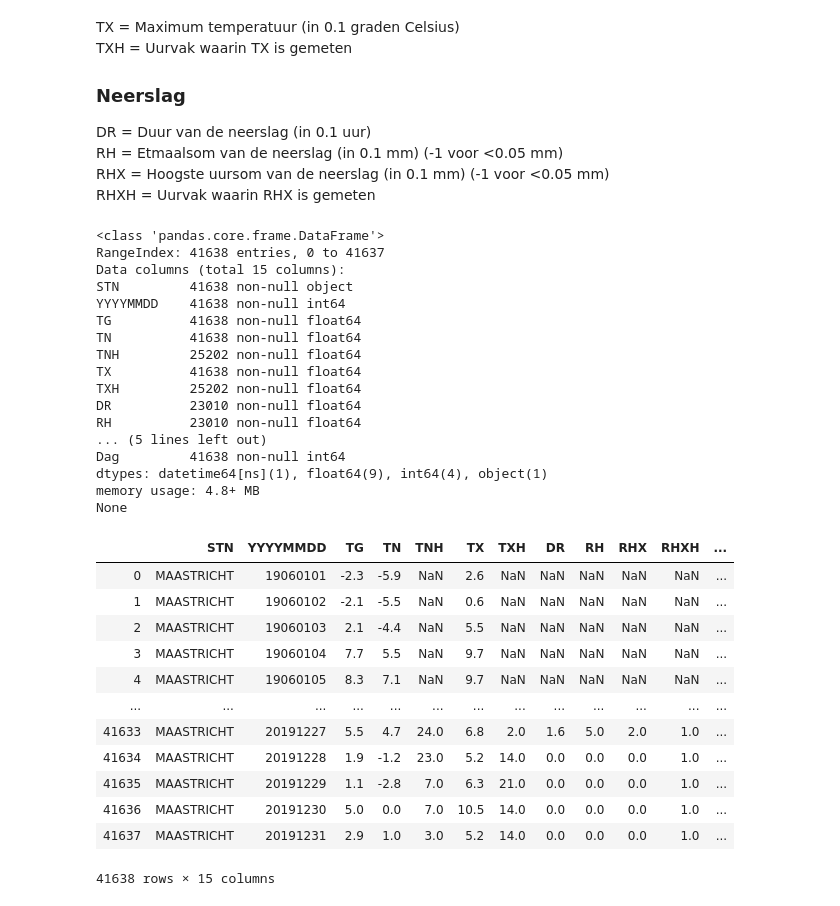
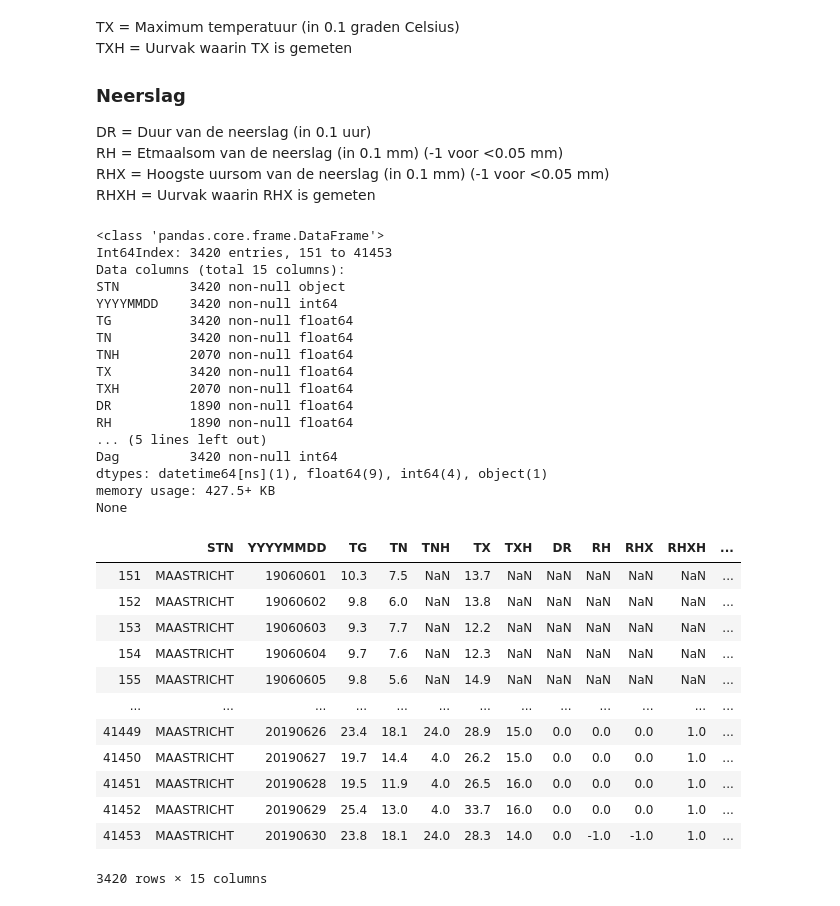
Before and after one commit to dav-97/Machine_Learning, a Jupyter notebook: Weather.ipynb, the cells around one changed output. Drawn from its saved outputs; the diff is of its cells as text; code cells hidden in the pictures.

```diff
--- a/Weather.ipynb
+++ b/Weather.ipynb
@@ -41,77 +49,83 @@ RHXH = Uurvak waarin RHX is gemeten
 # %%
 # http://projects.knmi.nl/klimatologie/daggegevens/selectie.cgi
 
-
+# Importing libraries
 import pandas as pd
 import numpy as np
+import sklearn
+import matplotlib
+import seaborn as sns
+
 
 # Machine Learning
 from sklearn import preprocessing, svm
 from sklearn import linear_model
 from sklearn.model_selection import train_test_split
 from sklearn.metrics import mean_squared_error, r2_score
+from sklearn.svm import SVR
 
 #Visualization
 import matplotlib.pyplot as plt
-import matplotlib
 %matplotlib inline
-matplotlib.style.use('ggplot')
 from matplotlib.pyplot import figure
 
-
-import seaborn as sns
 # pd.set_option('display.max_rows', df.shape[0]+1)
 
 df = pd.read_csv('data/maastricht.csv', low_memory=False)
 df1 = pd.read_csv('data/location.csv')
 df['STN'] = df['STN'].map(df1.set_index('STN')['NAME'])
 
 df = df[['STN', 'YYYYMMDD', 'TG', 'TN', 'TNH', 'TX', 'TXH', 'DR', 'RH', 'RHX', 'RHXH', ]]
 df['Datum'] = df['YYYYMMDD'].apply(lambda x: pd.to_datetime(str(x), format='%Y%m%d'))
+
+# Datum opsplitsen in losse kolommen
 df['Jaar'] = pd.DatetimeIndex(df['Datum']).year
 df['Maand'] = pd.DatetimeIndex(df['Datum']).month
 df['Dag'] = pd.DatetimeIndex(df['Datum']).day
+
 # Zet waarde van meten in 0.1 graden Celsius naar meten in 1 graden Celsius
 df['TN'] *= 0.1
 df['TX'] *= 0.1
 df['TG'] *= 0.1
 
 # Zet waarde van meten in 0.1 uur naar meten in 1 uur
 df['DR'] *= 0.1
 
+# Laat alleen de maand juni zien
+df = df[df['Maand'] == 6]
 print(df.info())
 df
 # %% [output]
 <class 'pandas.core.frame.DataFrame'>
-RangeIndex: 41638 entries, 0 to 41637
+Int64Index: 3420 entries, 151 to 41453
 Data columns (total 15 columns):
-STN         41638 non-null object
-YYYYMMDD    41638 non-null int64
-TG          41638 non-null float64
-TN          41638 non-null float64
-TNH         25202 non-null float64
-TX          41638 non-null float64
-TXH         25202 non-null float64
-DR          23010 non-null float64
-RH          23010 non-null float64
+STN         3420 non-null object
+YYYYMMDD    3420 non-null int64
+TG          3420 non-null float64
+TN          3420 non-null float64
+TNH         2070 non-null float64
+TX          3420 non-null float64
+TXH         2070 non-null float64
+DR          1890 non-null float64
+RH          1890 non-null float64
 ... (5 lines left out)
-Dag         41638 non-null int64
+Dag         3420 non-null int64
 dtypes: datetime64[ns](1), float64(9), int64(4), object(1)
-memory usage: 4.8+ MB
+memory usage: 427.5+ KB
 None
 |  | STN | YYYYMMDD | TG | TN | TNH | TX | TXH | DR | RH | RHX | RHXH | ... |
-| 0 | MAASTRICHT | 19060101 | -2.3 | -5.9 | NaN | 2.6 | NaN | NaN | NaN | NaN | NaN | ... |
-| 1 | MAASTRICHT | 19060102 | -2.1 | -5.5 | NaN | 0.6 | NaN | NaN | NaN | NaN | NaN | ... |
-| 2 | MAASTRICHT | 19060103 | 2.1 | -4.4 | NaN | 5.5 | NaN | NaN | NaN | NaN | NaN | ... |
-| 3 | MAASTRICHT | 19060104 | 7.7 | 5.5 | NaN | 9.7 | NaN | NaN | NaN | NaN | NaN | ... |
-| 4 | MAASTRICHT | 19060105 | 8.3 | 7.1 | NaN | 9.7 | NaN | NaN | NaN | NaN | NaN | ... |
+| 151 | MAASTRICHT | 19060601 | 10.3 | 7.5 | NaN | 13.7 | NaN | NaN | NaN | NaN | NaN | ... |
+| 152 | MAASTRICHT | 19060602 | 9.8 | 6.0 | NaN | 13.8 | NaN | NaN | NaN | NaN | NaN | ... |
+| 153 | MAASTRICHT | 19060603 | 9.3 | 7.7 | NaN | 12.2 | NaN | NaN | NaN | NaN | NaN | ... |
+| 154 | MAASTRICHT | 19060604 | 9.7 | 7.6 | NaN | 12.3 | NaN | NaN | NaN | NaN | NaN | ... |
+| 155 | MAASTRICHT | 19060605 | 9.8 | 5.6 | NaN | 14.9 | NaN | NaN | NaN | NaN | NaN | ... |
 | ... | ... | ... | ... | ... | ... | ... | ... | ... | ... | ... | ... | ... |
-| 41633 | MAASTRICHT | 20191227 | 5.5 | 4.7 | 24.0 | 6.8 | 2.0 | 1.6 | 5.0 | 2.0 | 1.0 | ... |
-| 41634 | MAASTRICHT | 20191228 | 1.9 | -1.2 | 23.0 | 5.2 | 14.0 | 0.0 | 0.0 | 0.0 | 1.0 | ... |
-| 41635 | MAASTRICHT | 20191229 | 1.1 | -2.8 | 7.0 | 6.3 | 21.0 | 0.0 | 0.0 | 0.0 | 1.0 | ... |
-| 41636 | MAASTRICHT | 20191230 | 5.0 | 0.0 | 7.0 | 10.5 | 14.0 | 0.0 | 0.0 | 0.0 | 1.0 | ... |
-| 41637 | MAASTRICHT | 20191231 | 2.9 | 1.0 | 3.0 | 5.2 | 14.0 | 0.0 | 0.0 | 0.0 | 1.0 | ... |
+| 41449 | MAASTRICHT | 20190626 | 23.4 | 18.1 | 24.0 | 28.9 | 15.0 | 0.0 | 0.0 | 0.0 | 1.0 | ... |
+| 41450 | MAASTRICHT | 20190627 | 19.7 | 14.4 | 4.0 | 26.2 | 15.0 | 0.0 | 0.0 | 0.0 | 1.0 | ... |
+| 41451 | MAASTRICHT | 20190628 | 19.5 | 11.9 | 4.0 | 26.5 | 16.0 | 0.0 | 0.0 | 0.0 | 1.0 | ... |
+| 41452 | MAASTRICHT | 20190629 | 25.4 | 13.0 | 4.0 | 33.7 | 16.0 | 0.0 | 0.0 | 0.0 | 1.0 | ... |
+| 41453 | MAASTRICHT | 20190630 | 23.8 | 18.1 | 24.0 | 28.3 | 14.0 | 0.0 | -1.0 | -1.0 | 1.0 | ... |
-41638 rows × 15 columns
+3420 rows × 15 columns
 # %%
 dfTemp = df[['YYYYMMDD', 'Datum', 'TN', 'TX', 'TG', 'Jaar', 'Maand', 'Dag']]
 dfTempMin = dfTemp[['Datum', 'TN', 'Jaar', 'Maand', 'Dag']]
```
Also changed, not shown: parts of 11 cells of this notebook.
